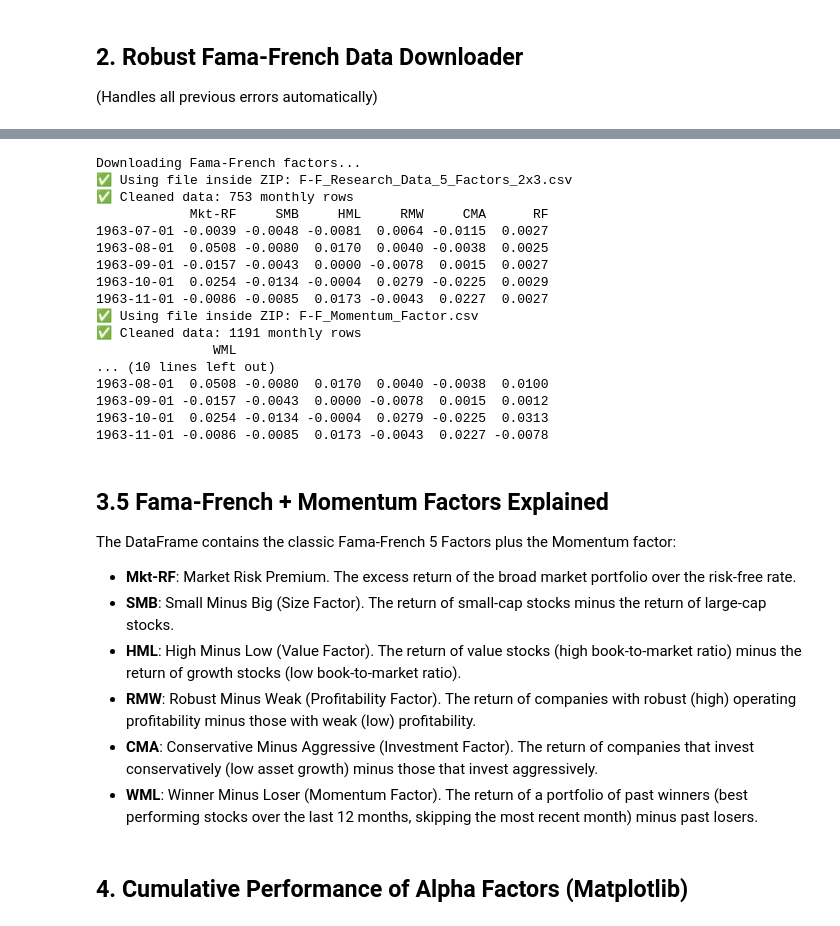
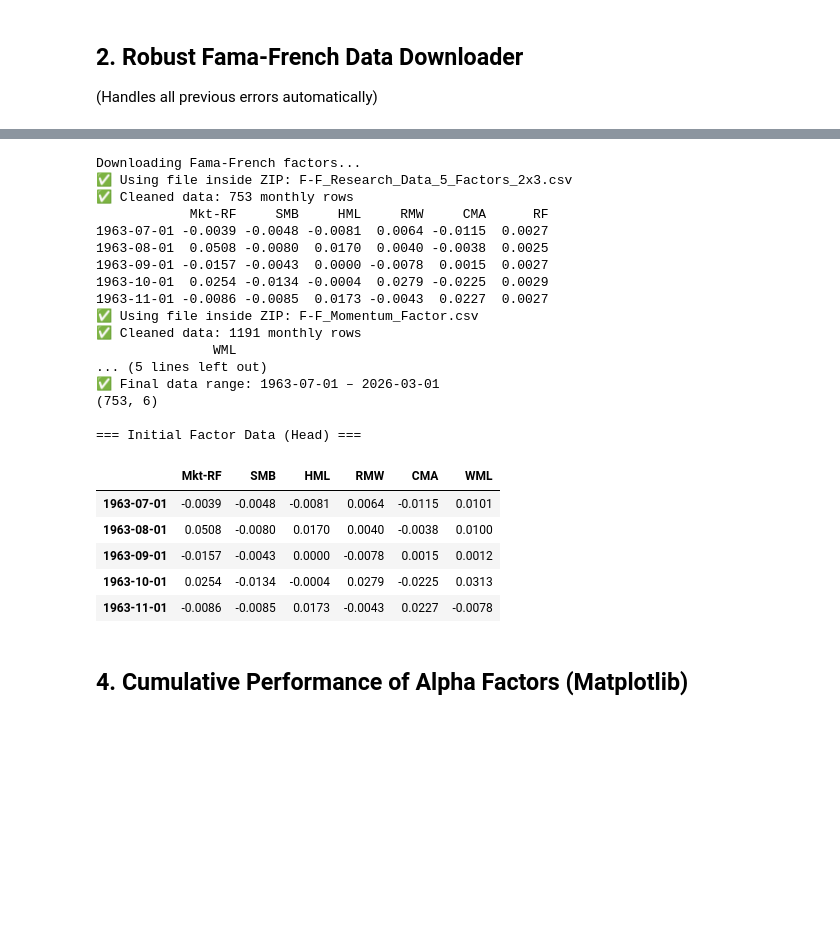
Before and after one commit to alanwnl/machine-learning-for-trading, a Jupyter notebook: 04_alpha_factor_research/00_momentum_factor_evaluation.ipynb, the cells around one changed output, grey strips where cells are left out. Cells and saved outputs as stored; diff of their text form; code cells hidden in the pictures; blank space fills up the shorter version.

```diff
--- a/04_alpha_factor_research/00_momentum_factor_evaluation.ipynb
+++ b/04_alpha_factor_research/00_momentum_factor_evaluation.ipynb
@@ -100,48 +117,47 @@ def get_ff_data(url: str, skiprows: int = 3, mom_col: str = None) -> pd.DataFram
 print("Downloading Fama-French factors...")
 
 url_5f = "https://mba.tuck.dartmouth.edu/pages/faculty/ken.french/ftp/F-F_Research_Data_5_Factors_2x3_CSV.zip"
 ff5 = get_ff_data(url_5f, skiprows=3)
 print(ff5.head())
 
 url_mom = "https://mba.tuck.dartmouth.edu/pages/faculty/ken.french/ftp/F-F_Momentum_Factor_CSV.zip"
 mom = get_ff_data(url_mom, skiprows=13, mom_col="Mom")
 print(mom.head())
 
 factors = ff5.join(mom[['WML']], how='inner')
 
 data = factors[['Mkt-RF', 'SMB', 'HML', 'RMW', 'CMA', 'WML']].dropna()
 
 print(f"✅ Final data range: {data.index.min().date()} – {data.index.max().date()}")
 
+print(data.shape)
+
 print("\n=== Initial Factor Data (Head) ===")
-print(data.head())
+data.head()
 # %% [output]
 Downloading Fama-French factors...
 ✅ Using file inside ZIP: F-F_Research_Data_5_Factors_2x3.csv
 ✅ Cleaned data: 753 monthly rows
             Mkt-RF     SMB     HML     RMW     CMA      RF
 1963-07-01 -0.0039 -0.0048 -0.0081  0.0064 -0.0115  0.0027
 1963-08-01  0.0508 -0.0080  0.0170  0.0040 -0.0038  0.0025
 1963-09-01 -0.0157 -0.0043  0.0000 -0.0078  0.0015  0.0027
 1963-10-01  0.0254 -0.0134 -0.0004  0.0279 -0.0225  0.0029
 1963-11-01 -0.0086 -0.0085  0.0173 -0.0043  0.0227  0.0027
 ✅ Using file inside ZIP: F-F_Momentum_Factor.csv
 ✅ Cleaned data: 1191 monthly rows
                WML
-... (10 lines left out)
-1963-08-01  0.0508 -0.0080  0.0170  0.0040 -0.0038  0.0100
-1963-09-01 -0.0157 -0.0043  0.0000 -0.0078  0.0015  0.0012
-1963-10-01  0.0254 -0.0134 -0.0004  0.0279 -0.0225  0.0313
-1963-11-01 -0.0086 -0.0085  0.0173 -0.0043  0.0227 -0.0078
+... (5 lines left out)
+✅ Final data range: 1963-07-01 – 2026-03-01
+(753, 6)
+
+=== Initial Factor Data (Head) ===
+|  | Mkt-RF | SMB | HML | RMW | CMA | WML |
+| 1963-07-01 | -0.0039 | -0.0048 | -0.0081 | 0.0064 | -0.0115 | 0.0101 |
+| 1963-08-01 | 0.0508 | -0.0080 | 0.0170 | 0.0040 | -0.0038 | 0.0100 |
+| 1963-09-01 | -0.0157 | -0.0043 | 0.0000 | -0.0078 | 0.0015 | 0.0012 |
+| 1963-10-01 | 0.0254 | -0.0134 | -0.0004 | 0.0279 | -0.0225 | 0.0313 |
+| 1963-11-01 | -0.0086 | -0.0085 | 0.0173 | -0.0043 | 0.0227 | -0.0078 |
-# %% [markdown]
-## 3.5 Fama-French + Momentum Factors Explained
-The DataFrame contains the classic Fama-French 5 Factors plus the Momentum factor:
-- **Mkt-RF**: Market Risk Premium. The excess return of the broad market portfolio over the risk-free rate.
-- **SMB**: Small Minus Big (Size Factor). The return of small-cap stocks minus the return of large-cap stocks.
-- **HML**: High Minus Low (Value Factor). The return of value stocks (high book-to-market ratio) minus the return of growth stocks (low book-to-market ratio).
-- **RMW**: Robust Minus Weak (Profitability Factor). The return of companies with robust (high) operating profitability minus those with weak (low) profitability.
-- **CMA**: Conservative Minus Aggressive (Investment Factor). The return of companies that invest conservatively (low asset growth) minus those that invest aggressively.
-- **WML**: Winner Minus Loser (Momentum Factor). The return of a portfolio of past winners (best performing stocks over the last 12 months, skipping the most recent month) minus past losers.
 # %% [markdown]
 ## 4. Cumulative Performance of Alpha Factors (Matplotlib)
 # %%
```
Also changed, not shown: parts of 6 cells of this notebook, 1 other file.
